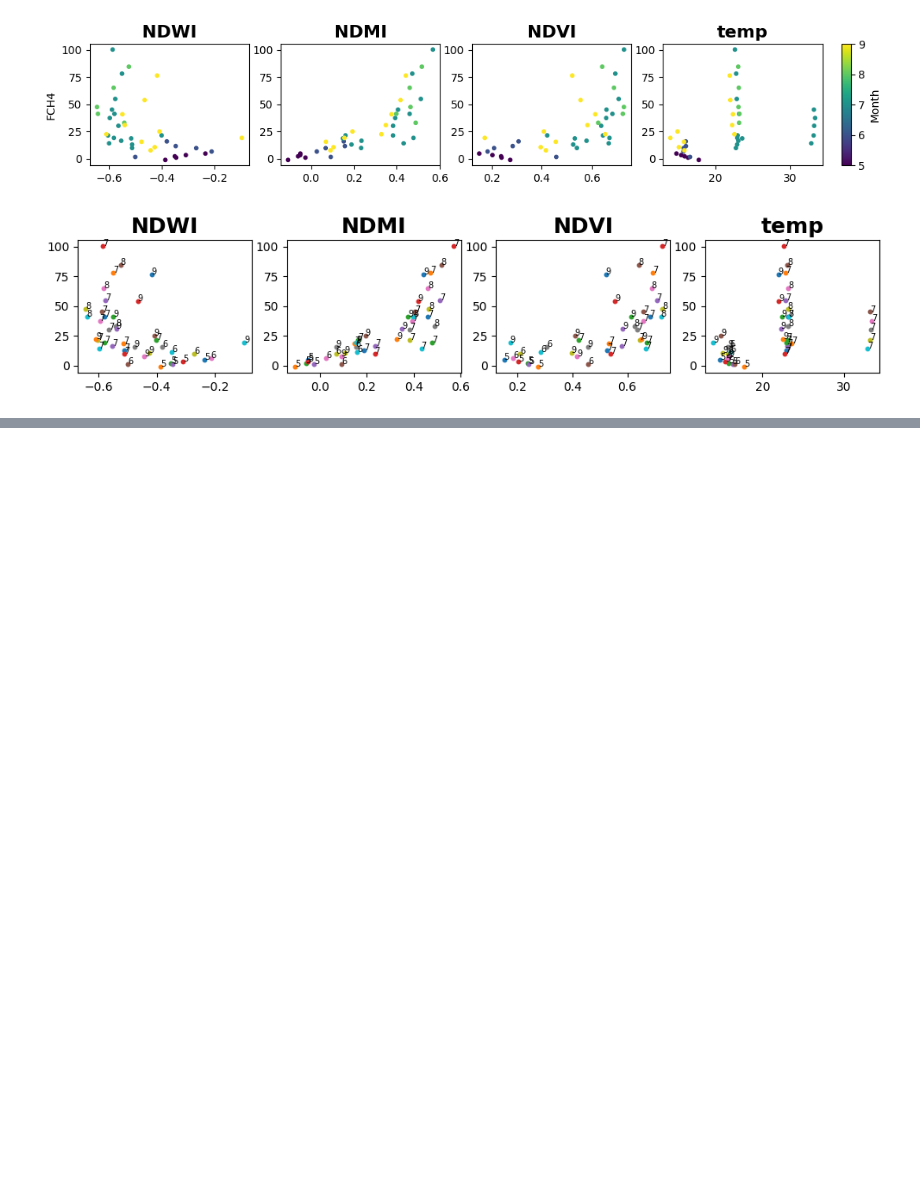
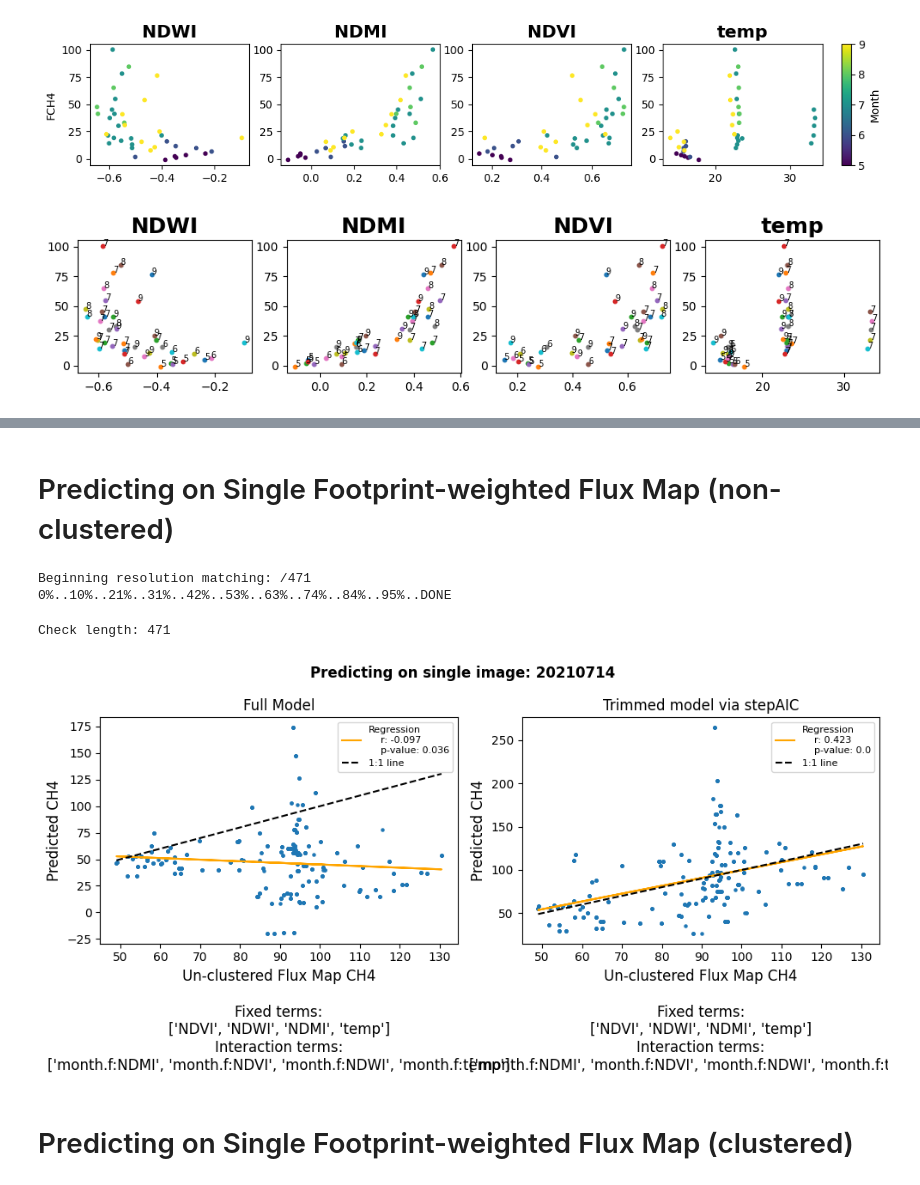
Before and after one commit to dng55/Clustered_Methane_Hotspot_Detection, a Jupyter notebook: Thesis_Notebook.ipynb, the cells around one changed output, grey strips where cells are left out. Drawn from its saved outputs; the diff is of its cells as text; code cells hidden in the pictures; blank space fills up the shorter version.

```diff
--- a/Thesis_Notebook.ipynb
+++ b/Thesis_Notebook.ipynb
@@ -412,0 +720,2 @@ month
+# %% [markdown]
+# Predicting on Single Footprint-weighted Flux Map (non-clustered)
@@ -412,0 +728,71 @@ month
+# %%
+from thesis import preprocess_maps
+
+ffp_path = '/Users/darianng/Documents/MSc_Geography/Methane_Hotspot/FARF_Code/python_code/data/compilation/Young'
+data = preprocess_maps(siteName = 'Young',fluxmap_filename = '202106029-202107029',L8_date = 20210714,ffp_datapath = ffp_path)
+# Creating the new DataFrame
+columns_to_select = ['NDVI','NDWI','NDMI','temp']
+observation = pd.DataFrame({col: data['landsat'][col] for col in columns_to_select})
+month = [int(str(data['run'][0])[4:6])]*len(observation['NDVI'])
+year = [int(str(data['run'][0])[:4])]*len(observation['NDVI'])
+observation['month.f'] = month
+observation['year.f'] = year
+# %% [output]
+Beginning resolution matching: /471
+0%..10%..21%..31%..42%..53%..63%..74%..84%..95%..DONE
+# %%
+yhat_pred = yhat_predict(observation=observation,model_coeff=model_coeff_stepwise)
+print(f'Check length: {len(yhat_pred)}')
+# %% [output]
+Check length: 471
+# %%
+from scipy import stats
+import matplotlib.pyplot as plt
+plt.figure(figsize = (10,5))
+plt.subplot(1,2,1)
+yhat_pred = yhat_predict(observation=observation,model_coeff=model_coeff)
+# Model details:
+fixed_terms = [term for string in model_coeff['x_var'] for term in string.split() if ".f" not in term][1:]
+interaction_fixed = np.unique([term.split(':')[1] for string in model_coeff['x_var'] for term in string.split() if ":" in term])
+interaction_terms = ['month.f:'+term for term in interaction_fixed]
+x_data= data['matched_ffp']['ch4']
+y_data = yhat_pred
+# Regression data
+plt.scatter(x_data,y_data,s=5)
+m, b = np.polyfit(x_data,y_data,1)
+yfit_line = m*np.array(x_data)+b
+r_val, p_val = stats.pearsonr(x_data,y_data); corr = f'Regression\n    r: {np.round(r_val,3)} \n    p-value: {np.round(p_val,3)}'
+plt.plot(x_data,yfit_line,'orange',label=corr)
+
+plt.plot([min(x_data),max(x_data)],[min(x_data),max(x_data)],'--k',label='1:1 line')
+plt.ylabel(f'Predicted CH4',fontsize=12);
+plt.xlabel(f'Un-clustered Flux Map CH4\n\nFixed terms:\n{fixed_terms}\nInteraction terms:\n{interaction_terms}',fontsize=12)
+plt.title(f'Full Model')
+plt.legend(fontsize=8)
+
+plt.subplot(1,2,2)
+yhat_pred = yhat_predict(observation=observation,model_coeff=model_coeff_stepwise)
+# Model details:
+fixed_terms = [term for string in model_coeff_stepwise['x_var'] for term in string.split() if ".f" not in term][1:]
+interaction_fixed = np.unique([term.split(':')[1] for string in model_coeff_stepwise['x_var'] for term in string.split() if ":" in term])
+interaction_terms = ['month.f:'+term for term in interaction_fixed]
+x_data= data['matched_ffp']['ch4']
+y_data = yhat_pred
+# Regression data
+plt.scatter(x_data,y_data,s=5)
+m, b = np.polyfit(x_data,y_data,1)
+yfit_line = m*np.array(x_data)+b
+r_val, p_val = stats.pearsonr(x_data,y_data); corr = f'Regression\n    r: {np.round(r_val,3)} \n    p-value: {np.round(p_val,3)}'
+plt.plot(x_data,yfit_line,'orange',label=corr)
+
+plt.plot([min(x_data),max(x_data)],[min(x_data),max(x_data)],'--k',label='1:1 line')
+plt.ylabel(f'Predicted CH4',fontsize=12)
+plt.xlabel(f'Un-clustered Flux Map CH4\n\nFixed terms:\n{fixed_terms}\nInteraction terms:\n{interaction_terms}',fontsize=12)
+plt.title(f'Trimmed model via stepAIC')
+plt.suptitle(f'Predicting on single image: {data["run"][0]}',fontweight='bold')
+plt.legend(fontsize=8)
+plt.tight_layout()
+# %% [output]
+[figure, added]
+# %% [markdown]
+# Predicting on Single Footprint-weighted Flux Map (clustered)
```
Also changed, not shown: parts of 51 cells of this notebook, 4 other files.
